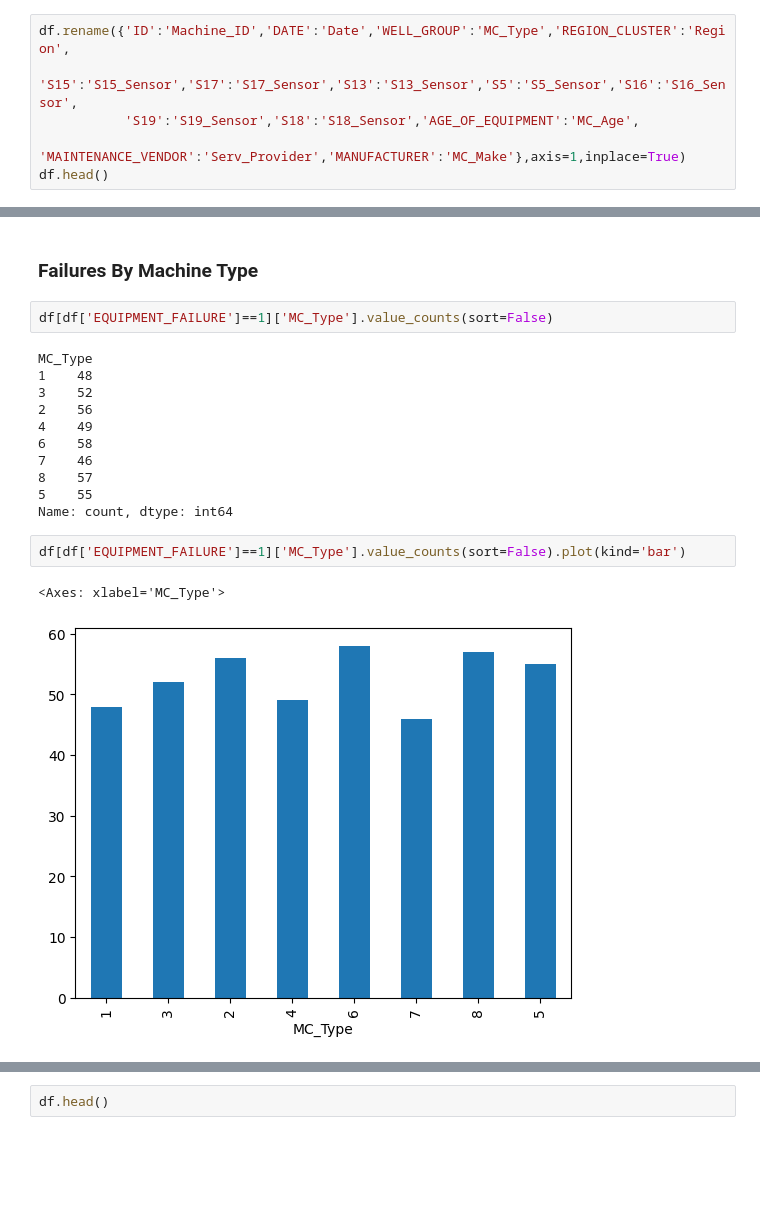
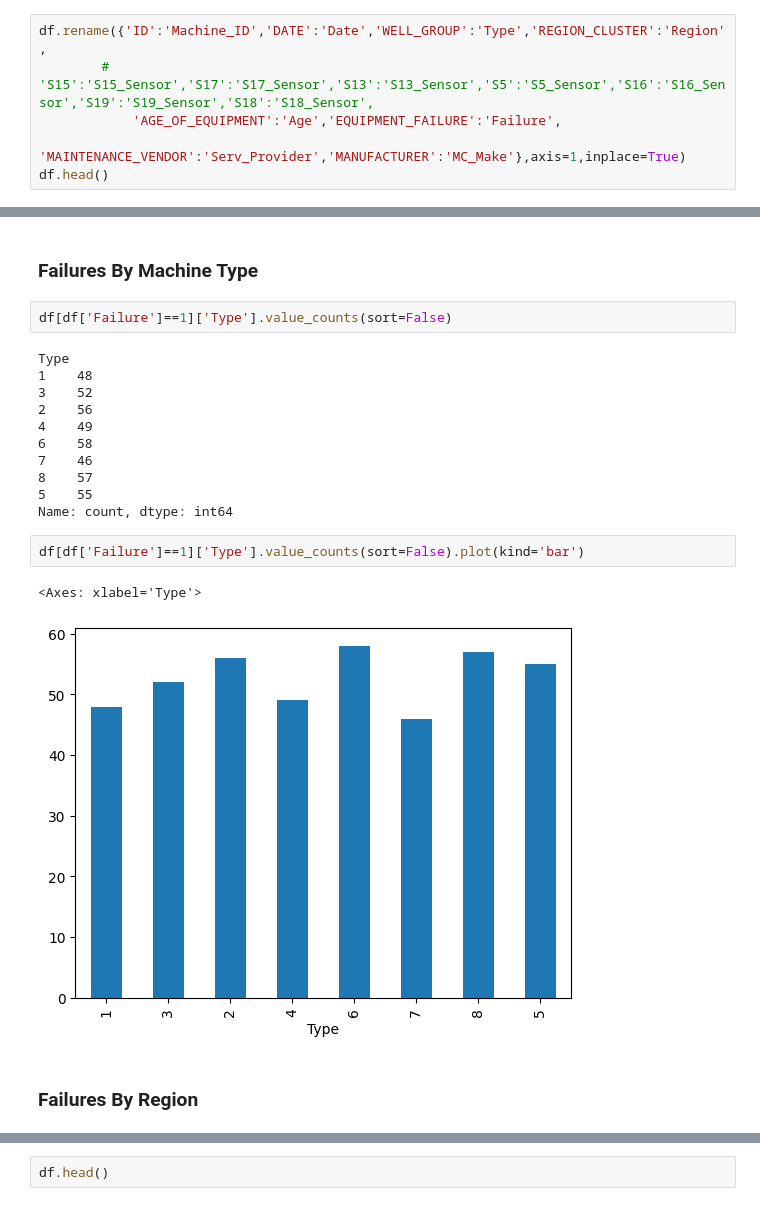
Before and after one commit to akshayyewle/Machine-Learning, a Jupyter notebook: 05 Machinery Predictive Maintenance/Python Code 01 - 30 Nov 2023.ipynb, the cells around one changed output, grey strips where cells are left out. Drawn from its saved outputs; the diff is of its cells as text; blank space fills up the shorter version.

```diff
--- a/05 Machinery Predictive Maintenance/Python Code 01 - 30 Nov 2023.ipynb
+++ b/05 Machinery Predictive Maintenance/Python Code 01 - 30 Nov 2023.ipynb
@@ -29,9 +31,9 @@ Index(['ID', 'DATE', 'REGION_CLUSTER', 'MAINTENANCE_VENDOR', 'MANUFACTURER',
        'EQUIPMENT_FAILURE', 'S8', 'AGE_OF_EQUIPMENT'],
       dtype='object')
 # %%
-df.rename({'ID':'Machine_ID','DATE':'Date','WELL_GROUP':'MC_Type','REGION_CLUSTER':'Region',
-           'S15':'S15_Sensor','S17':'S17_Sensor','S13':'S13_Sensor','S5':'S5_Sensor','S16':'S16_Sensor',
-           'S19':'S19_Sensor','S18':'S18_Sensor','AGE_OF_EQUIPMENT':'MC_Age',
+df.rename({'ID':'Machine_ID','DATE':'Date','WELL_GROUP':'Type','REGION_CLUSTER':'Region',
+        #    'S15':'S15_Sensor','S17':'S17_Sensor','S13':'S13_Sensor','S5':'S5_Sensor','S16':'S16_Sensor','S19':'S19_Sensor','S18':'S18_Sensor',
+            'AGE_OF_EQUIPMENT':'Age','EQUIPMENT_FAILURE':'Failure',
            'MAINTENANCE_VENDOR':'Serv_Provider','MANUFACTURER':'MC_Make'},axis=1,inplace=True)
 df.head()
 # %% [output]
@@ -231,9 +233,9 @@ df[df['EQUIPMENT_FAILURE']==1]['Serv_Provider'].value_counts(sort=False).plot(ki
 # %% [markdown]
 ### **Failures By Machine Type**
 # %%
-df[df['EQUIPMENT_FAILURE']==1]['MC_Type'].value_counts(sort=False)
+df[df['Failure']==1]['Type'].value_counts(sort=False)
 # %% [output]
-MC_Type
+Type
 1    48
 3    52
 2    56
@@ -244,7 +246,9 @@ MC_Type
 5    55
 Name: count, dtype: int64
 # %%
-df[df['EQUIPMENT_FAILURE']==1]['MC_Type'].value_counts(sort=False).plot(kind='bar')
+df[df['Failure']==1]['Type'].value_counts(sort=False).plot(kind='bar')
 # %% [output]
-<Axes: xlabel='MC_Type'>
+<Axes: xlabel='Type'>
-[figure, old version]
+[figure, new version]
+# %% [markdown]
+### **Failures By Region**
```
Also changed, not shown: parts of 19 cells of this notebook, 1 other file.
